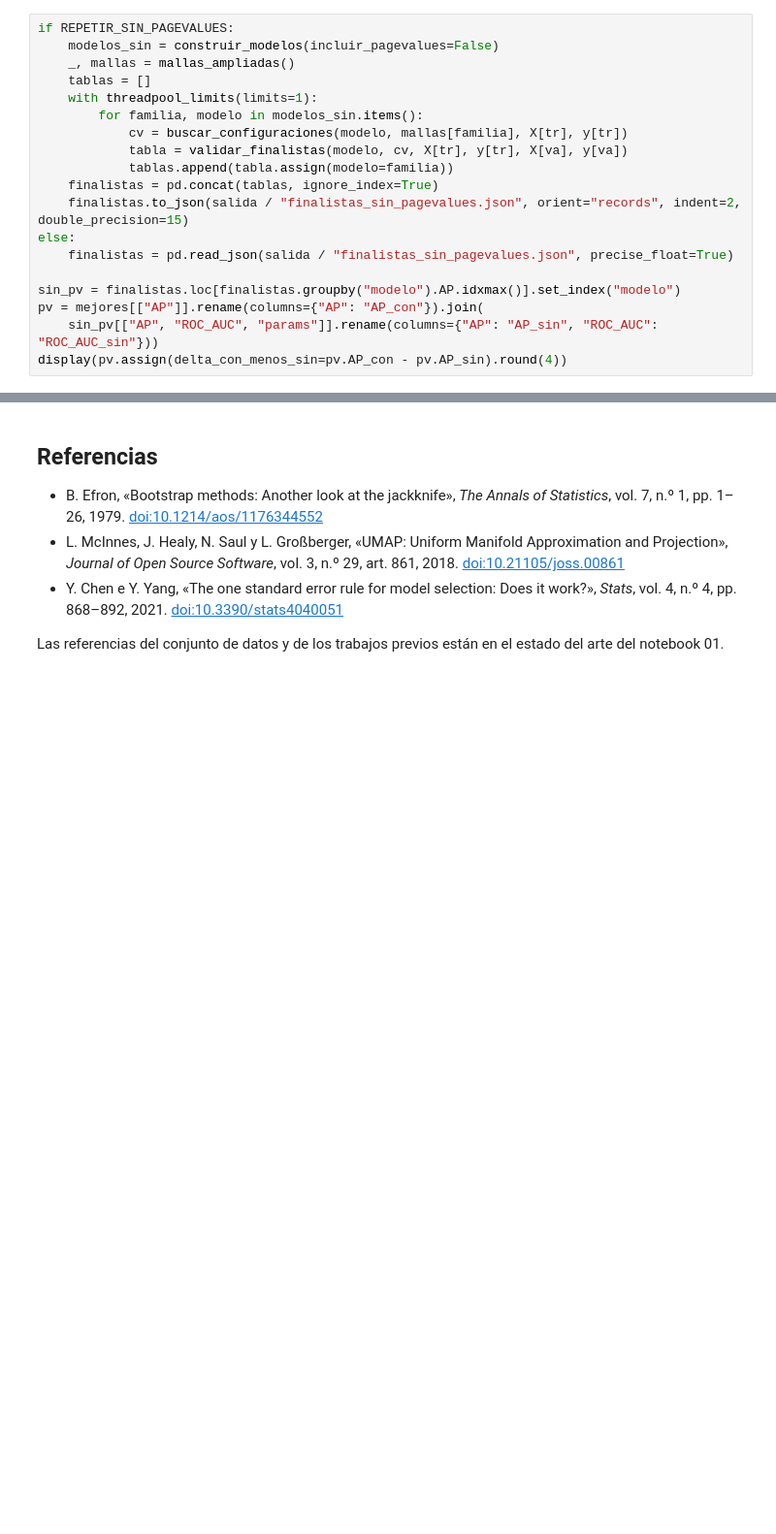
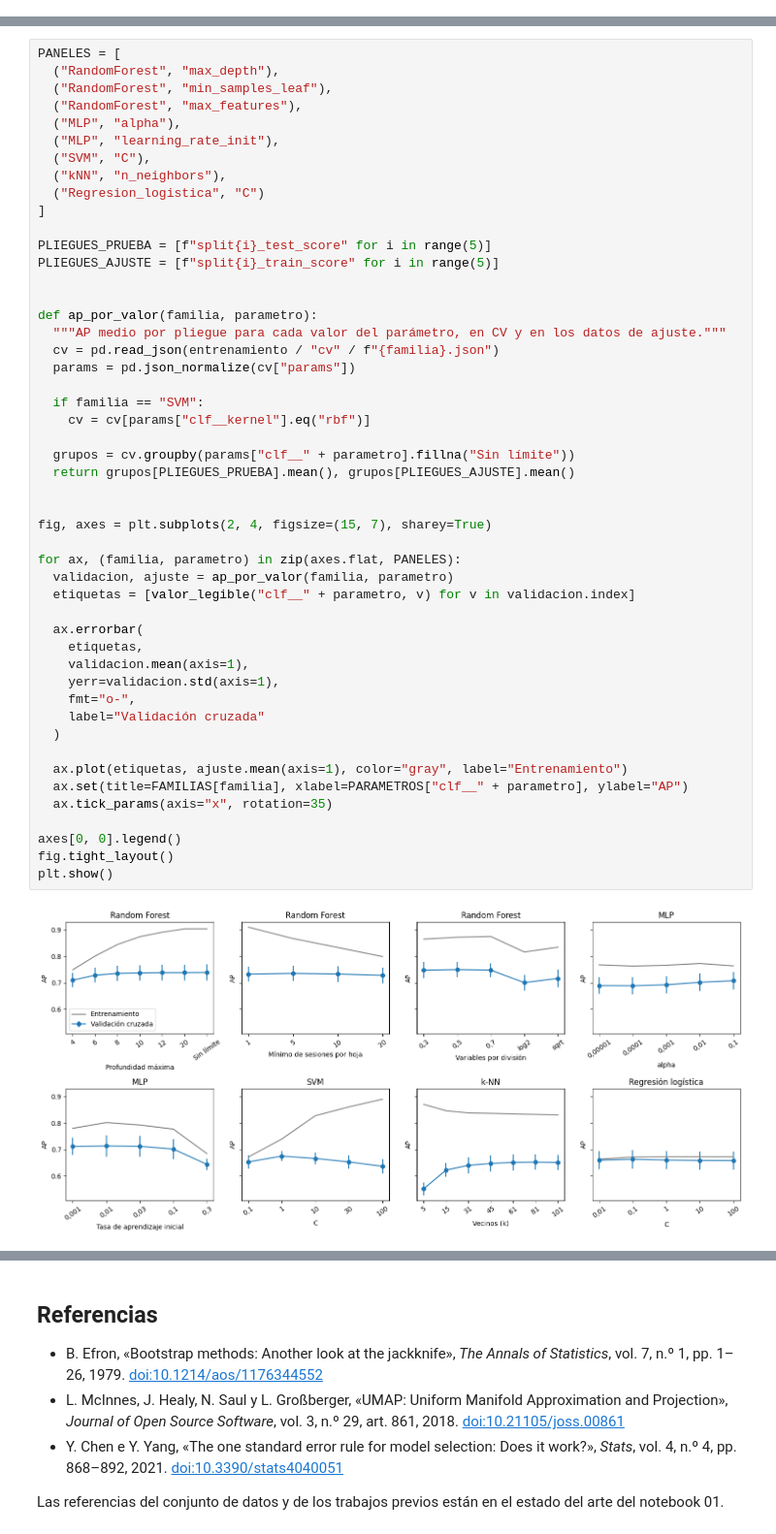
Before and after one commit to upeguiborja/shopytics, a Jupyter notebook: notebooks/03_evaluacion_sensibilidad_y_reduccion.ipynb, the cells around one changed output, grey strips where cells are left out. Shown at 97% size. Drawn from its saved outputs; the diff is of its cells as text; blank space fills up the shorter version.

```diff
--- a/notebooks/03_evaluacion_sensibilidad_y_reduccion.ipynb
+++ b/notebooks/03_evaluacion_sensibilidad_y_reduccion.ipynb
@@ -351,19 +0,0 @@ Para PageValues repetimos el protocolo del 02 sin esa columna. Cada familia vuel
-# %%
-if REPETIR_SIN_PAGEVALUES:
-    modelos_sin = construir_modelos(incluir_pagevalues=False)
-    _, mallas = mallas_ampliadas()
-    tablas = []
-    with threadpool_limits(limits=1):
-        for familia, modelo in modelos_sin.items():
-            cv = buscar_configuraciones(modelo, mallas[familia], X[tr], y[tr])
-            tabla = validar_finalistas(modelo, cv, X[tr], y[tr], X[va], y[va])
-            tablas.append(tabla.assign(modelo=familia))
-    finalistas = pd.concat(tablas, ignore_index=True)
-    finalistas.to_json(salida / "finalistas_sin_pagevalues.json", orient="records", indent=2, double_precision=15)
-else:
-    finalistas = pd.read_json(salida / "finalistas_sin_pagevalues.json", precise_float=True)
-
-sin_pv = finalistas.loc[finalistas.groupby("modelo").AP.idxmax()].set_index("modelo")
-pv = mejores[["AP"]].rename(columns={"AP": "AP_con"}).join(
-    sin_pv[["AP", "ROC_AUC", "params"]].rename(columns={"AP": "AP_sin", "ROC_AUC": "ROC_AUC_sin"}))
-display(pv.assign(delta_con_menos_sin=pv.AP_con - pv.AP_sin).round(4))
@@ -597,0 +197,51 @@ display(diferencias.set_index(["modelo", "metodo", "metrica"])[
+# %%
+PANELES = [
+  ("RandomForest", "max_depth"),
+  ("RandomForest", "min_samples_leaf"),
+  ("RandomForest", "max_features"),
+  ("MLP", "alpha"),
+  ("MLP", "learning_rate_init"),
+  ("SVM", "C"),
+  ("kNN", "n_neighbors"),
+  ("Regresion_logistica", "C")
+]
+
+PLIEGUES_PRUEBA = [f"split{i}_test_score" for i in range(5)]
+PLIEGUES_AJUSTE = [f"split{i}_train_score" for i in range(5)]
+
+
+def ap_por_valor(familia, parametro):
+  """AP medio por pliegue para cada valor del parámetro, en CV y en los datos de ajuste."""
+  cv = pd.read_json(entrenamiento / "cv" / f"{familia}.json")
+  params = pd.json_normalize(cv["params"])
+
+  if familia == "SVM":
+    cv = cv[params["clf__kernel"].eq("rbf")]
+
+  grupos = cv.groupby(params["clf__" + parametro].fillna("Sin límite"))
+  return grupos[PLIEGUES_PRUEBA].mean(), grupos[PLIEGUES_AJUSTE].mean()
+
+
+fig, axes = plt.subplots(2, 4, figsize=(15, 7), sharey=True)
+
+for ax, (familia, parametro) in zip(axes.flat, PANELES):
+  validacion, ajuste = ap_por_valor(familia, parametro)
+  etiquetas = [valor_legible("clf__" + parametro, v) for v in validacion.index]
+
+  ax.errorbar(
+    etiquetas,
+    validacion.mean(axis=1),
+    yerr=validacion.std(axis=1),
+    fmt="o-",
+    label="Validación cruzada"
+  )
+
+  ax.plot(etiquetas, ajuste.mean(axis=1), color="gray", label="Entrenamiento")
+  ax.set(title=FAMILIAS[familia], xlabel=PARAMETROS["clf__" + parametro], ylabel="AP")
+  ax.tick_params(axis="x", rotation=35)
+
+axes[0, 0].legend()
+fig.tight_layout()
+plt.show()
+# %% [output]
+[figure, added]
```
Also changed, not shown: parts of 56 cells of this notebook.
